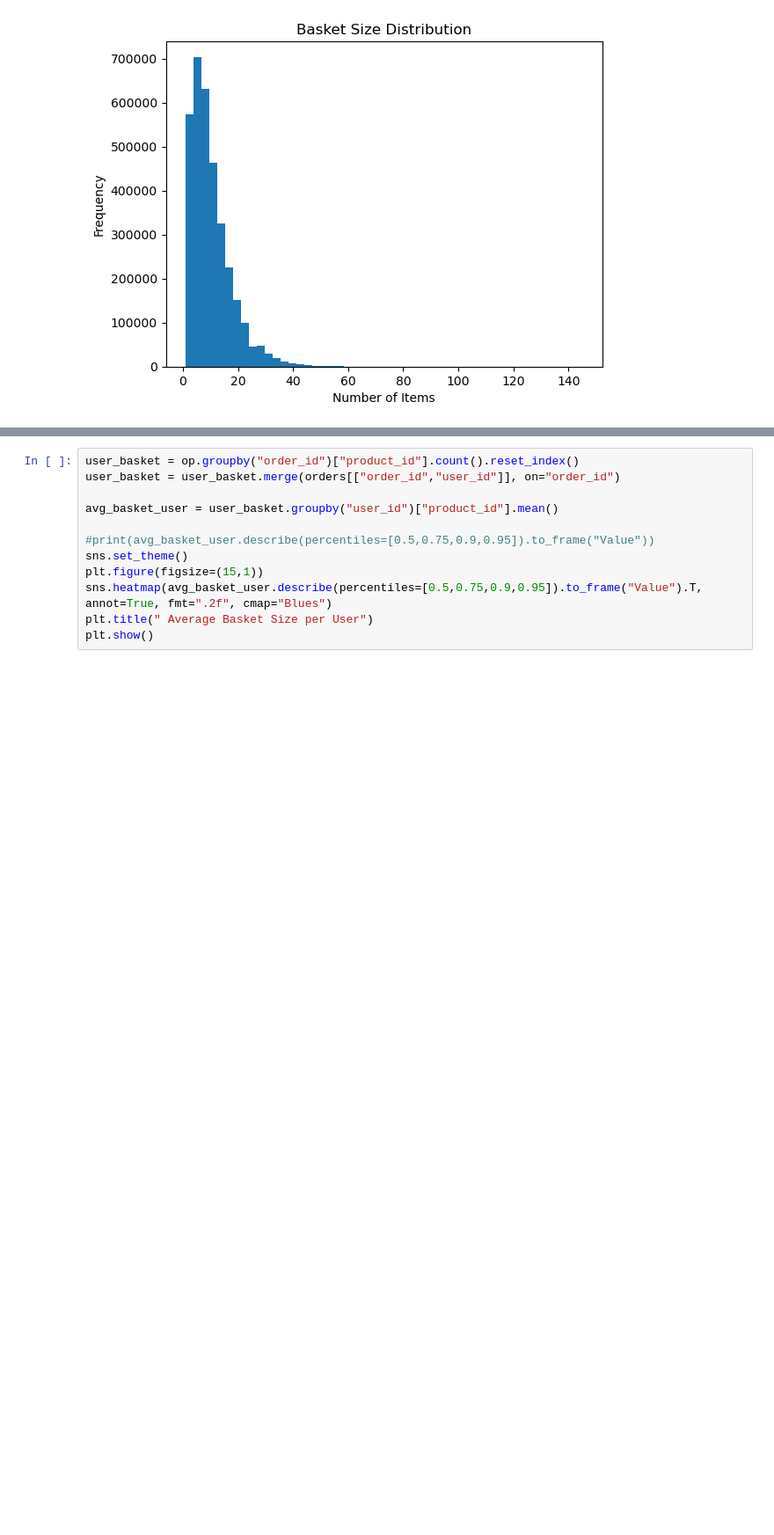
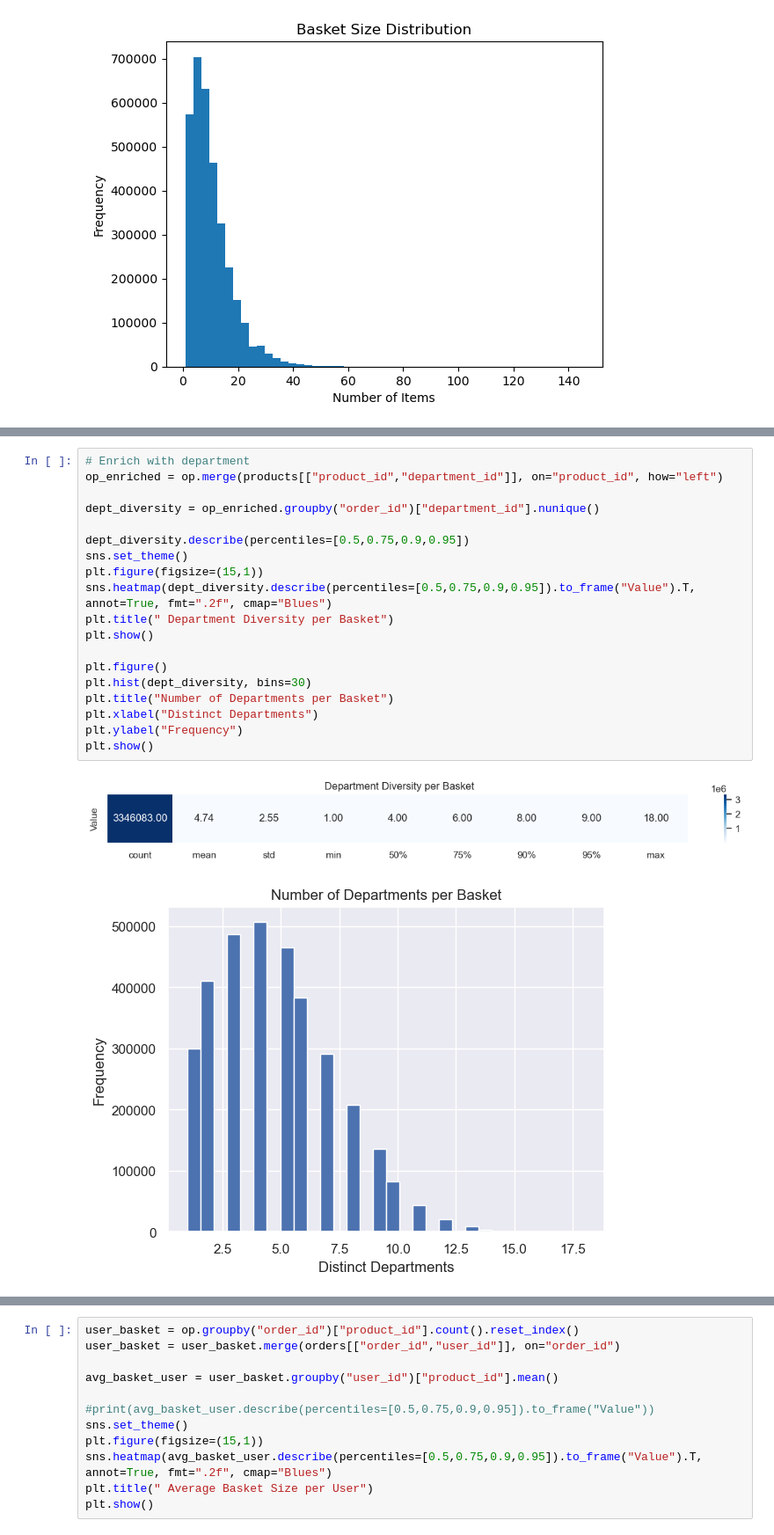
Before and after one commit to pradeepjoel/instacart-retail-project, a Jupyter notebook: notebooks/04_exploratory_data_analysis.ipynb, the cells around one changed output, grey strips where cells are left out. Shown at 88% size. Drawn from its saved outputs; the diff is of its cells as text; blank space fills up the shorter version.

Commit message:
EDA: Reorder and frequency study step

```diff
--- a/notebooks/04_exploratory_data_analysis.ipynb
+++ b/notebooks/04_exploratory_data_analysis.ipynb
@@ -362,0 +427,22 @@ __Conclude:__
+# %%
+# Enrich with department
+op_enriched = op.merge(products[["product_id","department_id"]], on="product_id", how="left")
+
+dept_diversity = op_enriched.groupby("order_id")["department_id"].nunique()
+
+dept_diversity.describe(percentiles=[0.5,0.75,0.9,0.95])
+sns.set_theme()
+plt.figure(figsize=(15,1))
+sns.heatmap(dept_diversity.describe(percentiles=[0.5,0.75,0.9,0.95]).to_frame("Value").T, annot=True, fmt=".2f", cmap="Blues")
+plt.title(" Department Diversity per Basket")
+plt.show()
+
+plt.figure()
+plt.hist(dept_diversity, bins=30)
+plt.title("Number of Departments per Basket")
+plt.xlabel("Distinct Departments")
+plt.ylabel("Frequency")
+plt.show()
+# %% [output]
+[figure, added]
+[figure, added]
```
Also changed, not shown: parts of 33 cells of this notebook.
